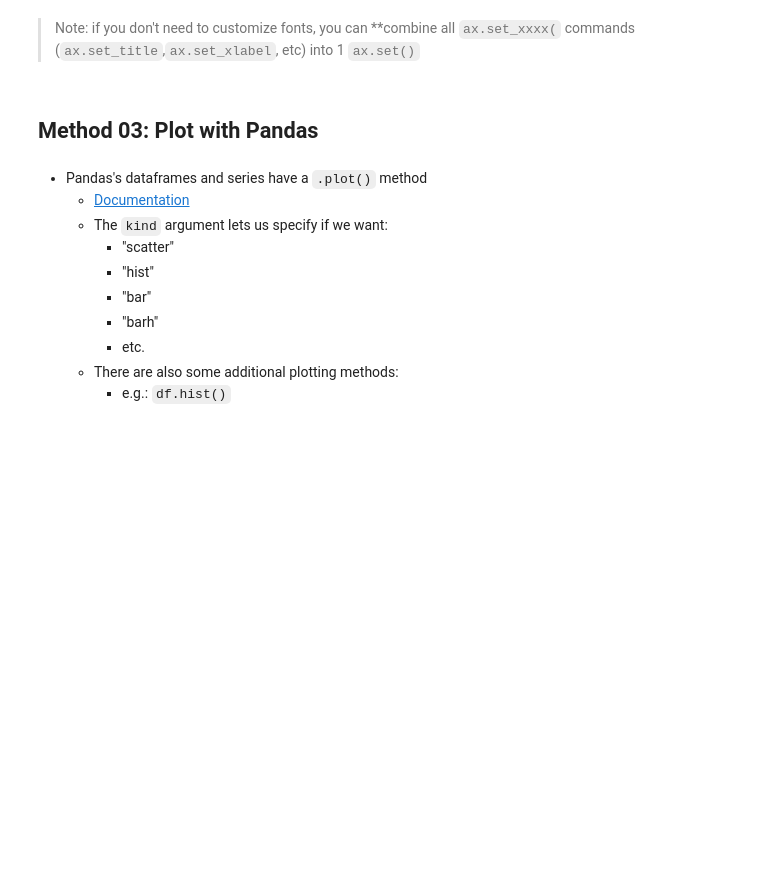
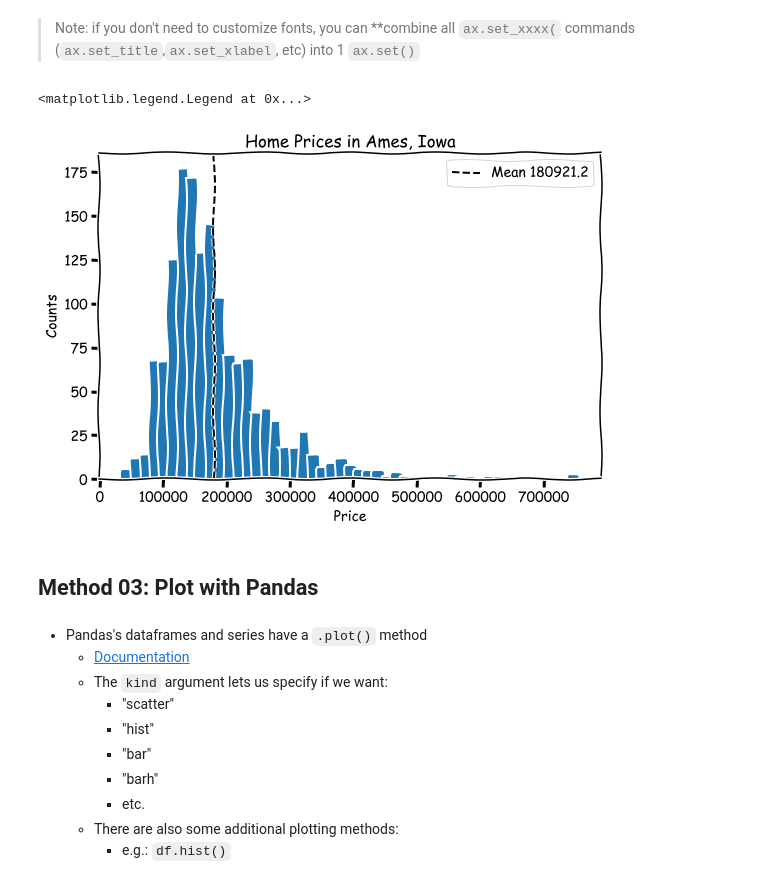
Before and after one commit to flatiron-school/ds-flex-fundamentals-of-data-visualization-2021, a Jupyter notebook: Fundamentals of Visualizations_v1_SG.ipynb, the cells around one changed output. Saved outputs shown, nothing was run; the diff lists cells and outputs as text; code cells hidden in the pictures; blank space fills up the shorter version.

```diff
--- a/Fundamentals of Visualizations_v1_SG.ipynb
+++ b/Fundamentals of Visualizations_v1_SG.ipynb
@@ -261,3 +316,15 @@ memory usage: 148.4+ KB
+# %%
+#Plot 1: Sale Price Distribution - OOP
+fig,ax = plt.subplots(figsize=(9,6))
+
+
+ax.hist(df['SalePrice'],bins='auto');
+ax.set(ylabel='Counts', xlabel="Price", title='Home Prices in Ames, Iowa');
+ax.axvline(mean,color='k',ls="--",label=f'Mean {mean}')
+ax.legend()
+# %% [output]
+<matplotlib.legend.Legend at 0x...>
+[figure, added]
 # %% [markdown]
 ## Method 03: Plot with Pandas
 # %% [markdown]
```
Also changed, not shown: parts of 35 cells of this notebook, 1 other file.
